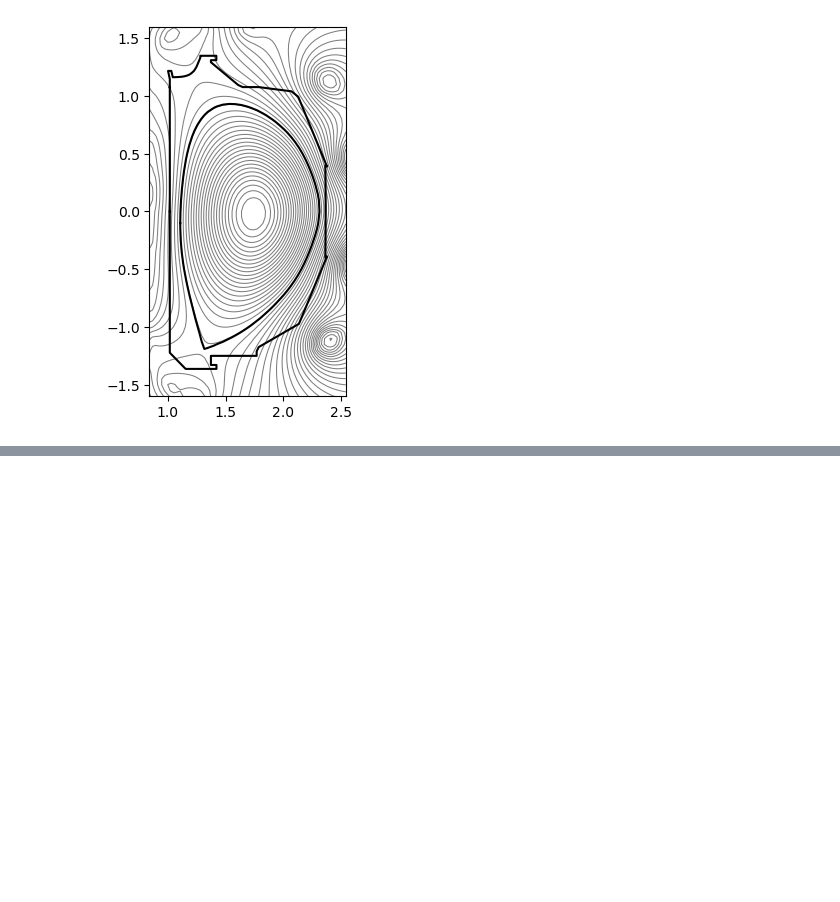
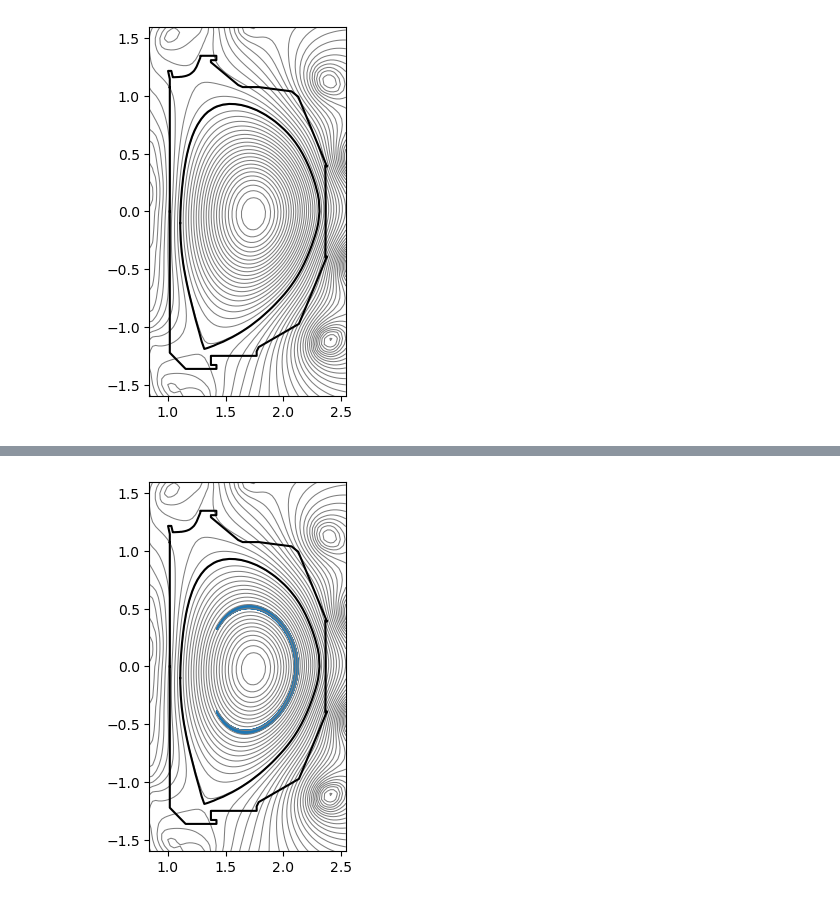
Before and after one commit to Maplenormandy/c1lgkt-jax, a Jupyter notebook: bin/diffrax_scratch.ipynb, the cells around one changed output, grey strips where cells are left out. Cells and saved outputs as stored; diff of their text form; code cells hidden in the pictures; blank space fills up the shorter version.

```diff
--- a/bin/diffrax_scratch.ipynb
+++ b/bin/diffrax_scratch.ipynb
@@ -34,6 +38,8 @@ eq = Equilibrium.from_eqdfile('./tests/D3D141451.eqd')
 plt.figure()
 ax = plt.subplot(111)
 eq.plot_magnetic_geometry(ax)
+
+xgcdata = Dataset(R'D:\Documents\Globus\XGC1.nc')
 # %% [output]
 [figure]
 # %%
@@ -85,0 +113,30 @@ r.shape
+# %%
+n_part = 1024
+r0 = jnp.array(np.random.rand(n_part)*0.15 + 2.1)
+z0 = jnp.zeros_like(r0)
+varphi0 = jnp.zeros_like(r0)
+vll0 = jnp.array(np.random.randn(n_part)*pp.vt)
+mu0 = jnp.ones_like(r0) * pp.m * (pp.vt **2) / (2 * 1.0)
+theta_pol0 = jnp.zeros_like(r0)
+theta_vll0 = jnp.zeros_like(r0)
+
+sol = diffrax.diffeqsolve(term, solver, t0=0, t1=1.0, dt0=1e-3, y0=(r0, z0, varphi0, vll0, mu0, theta_pol0, theta_vll0),
+                            args=args,
+                            saveat=saveat,
+                            stepsize_controller=stepsize_controller,
+                            throw=False)
+# %%
+# %% Plot trajectory of individual particle(s)
+r, varphi, z, vll, mu, theta_pol, theta_vll = sol.ys
+
+plt.figure()
+
+ax = plt.subplot(111)
+pinds = [0]
+
+for pind in pinds:
+    ax.plot(r[:,pind], z[:,pind])
+
+eq.plot_magnetic_geometry(ax)
+# %% [output]
+[figure, added]
```
Also changed, not shown: parts of 13 cells of this notebook, 4 other files.
